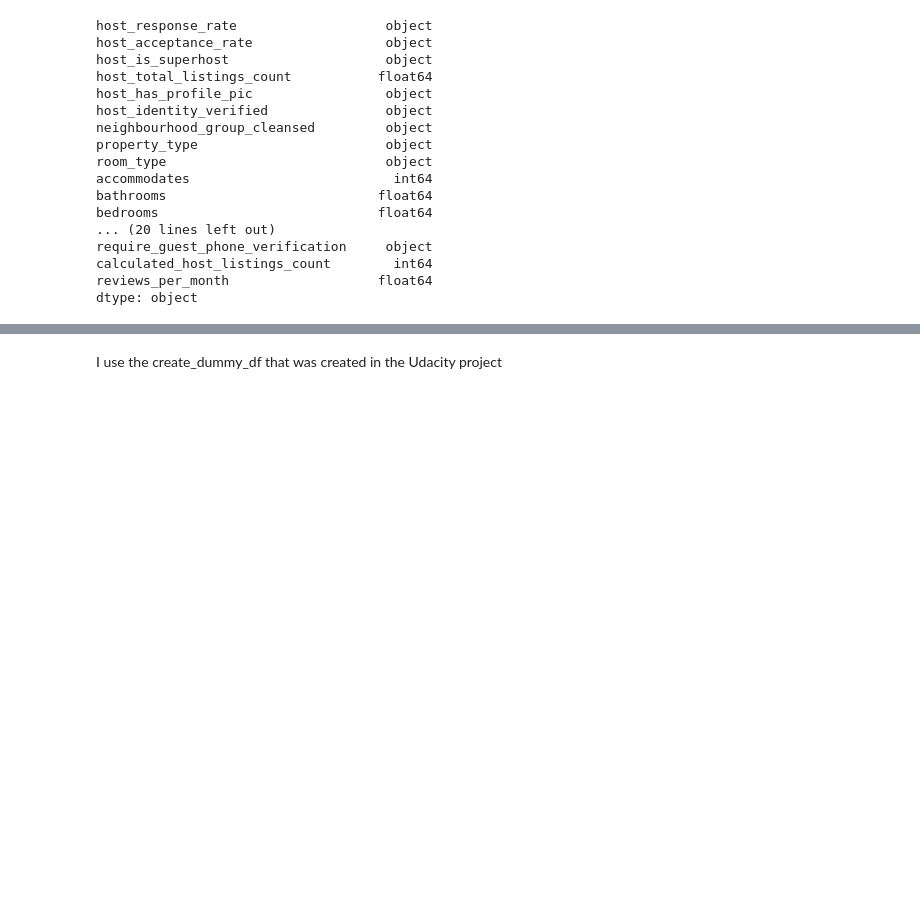
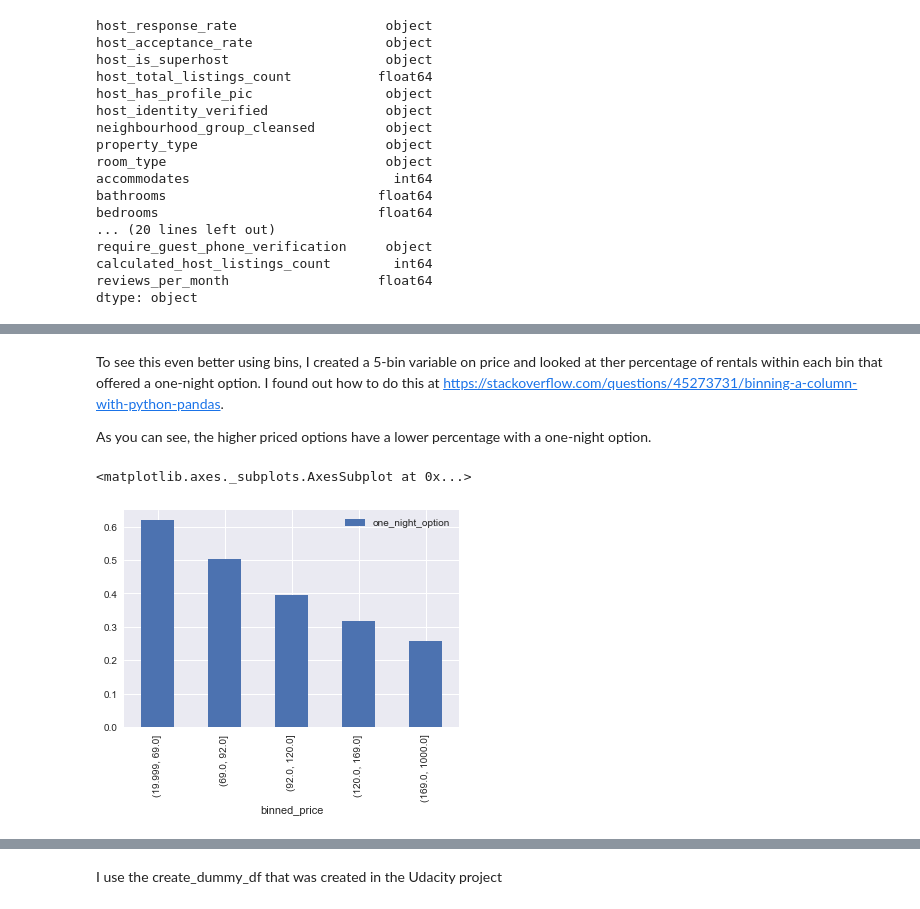
Before and after one commit to travhao/Udacity_DataScience_P1, a Jupyter notebook: Udacity Project 1 Airbnb Seattle.ipynb, the cells around one changed output, grey strips where cells are left out. Drawn from its saved outputs; the diff is of its cells as text; code cells hidden in the pictures; blank space fills up the shorter version.

```diff
--- a/Udacity Project 1 Airbnb Seattle.ipynb
+++ b/Udacity Project 1 Airbnb Seattle.ipynb
@@ -188,0 +220,12 @@ df2 = df2.drop(['weekly_price','monthly_price','security_deposit','extra_people'
+# %% [markdown]
+To see this even better using bins, I created a 5-bin variable on price and looked at ther percentage of rentals within each bin that offered a one-night option.  I found out how to do this at https://stackoverflow.com/questions/45273731/binning-a-column-with-python-pandas.
+
+As you can see, the higher priced options have a lower percentage with a one-night option.
+# %%
+df2['binned_price'] = pd.qcut(df2['price'], q=5)
+
+price_one_night = df2[['binned_price','one_night_option']].groupby(['binned_price']).mean().plot.bar()
+price_one_night
+# %% [output]
+<matplotlib.axes._subplots.AxesSubplot at 0x...>
+[figure, added]
```
Also changed, not shown: parts of 61 cells of this notebook.
